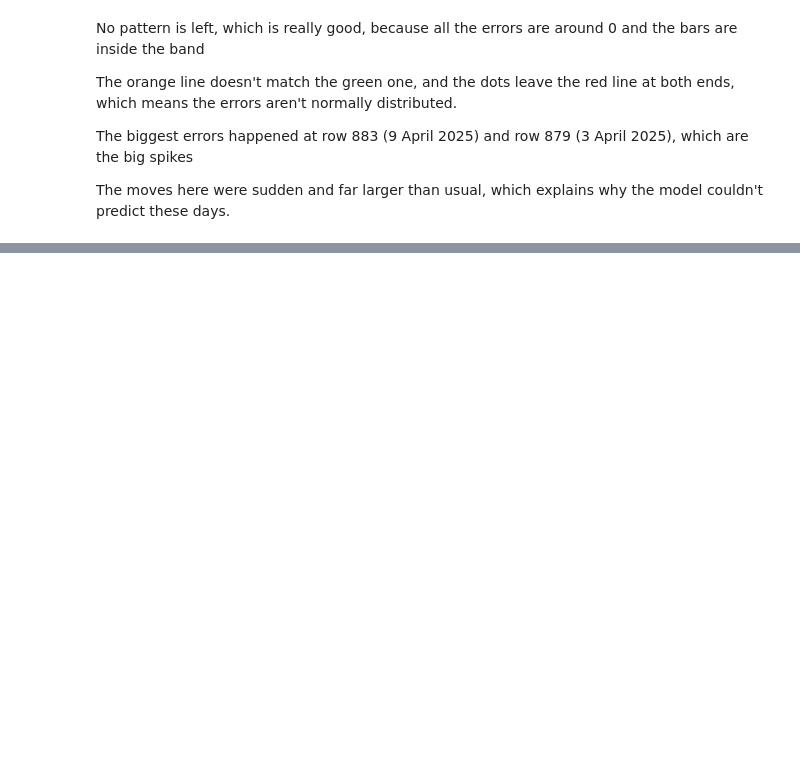
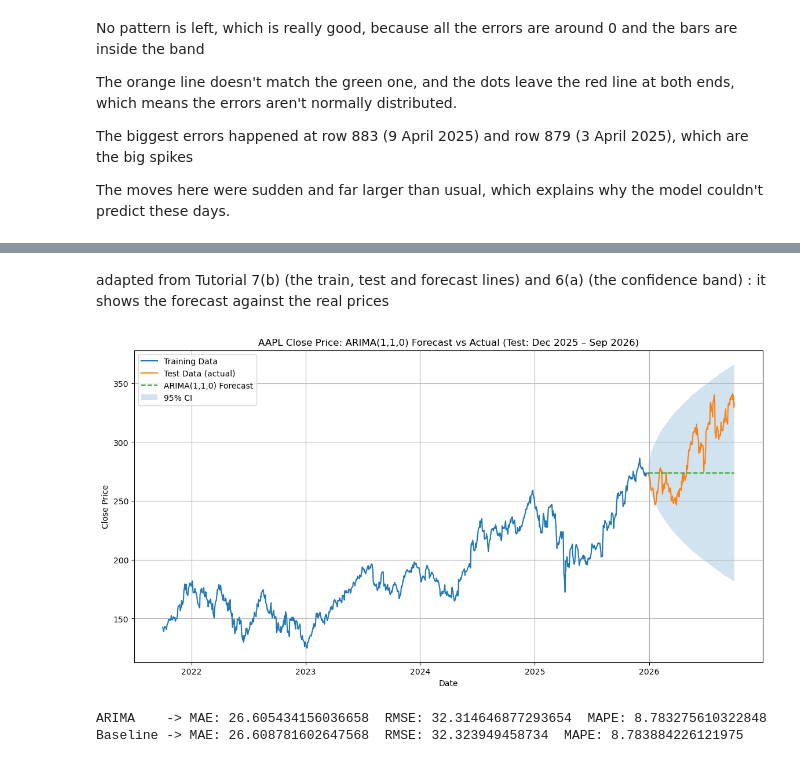
Before and after one commit to achbahri/CA1-2026167-machine, a Jupyter notebook: CA1_Achraf_Bahri_2026167.ipynb, the cells around one changed output, grey strips where cells are left out. Cells and saved outputs as stored; diff of their text form; code cells hidden in the pictures; blank space fills up the shorter version.

Commit message:
Add forecast, error metrics and baseline comparison

```diff
--- a/CA1_Achraf_Bahri_2026167.ipynb
+++ b/CA1_Achraf_Bahri_2026167.ipynb
@@ -353,0 +356,14 @@ The moves here were sudden and far larger than usual, which explains why the mod
+# %%
+# number of days to forecast = size of the test set
+steps = len(test)
+
+result = arima_obj_fit.get_forecast(steps = steps)
+forecast = result.predicted_mean
+ci_95 = result.conf_int(alpha = 0.05)
+# %%
+# Add the forecast and the 95% confidence limits to the test table
+test['ARIMA_forecast'] = forecast
+test['lower_95'] = ci_95[:, 0]
+test['upper_95'] = ci_95[:, 1]
+
+test.head()
@@ -353,0 +378,19 @@ The moves here were sudden and far larger than usual, which explains why the mod
+# %% [markdown]
+adapted from Tutorial 7(b) (the train, test and forecast lines) and 6(a) (the confidence band) : it shows the forecast against the real prices
+# %%
+plt.figure(figsize = (14, 7))
+
+plt.plot(train.index, train['Close'], label = 'Training Data')
+plt.plot(test.index, test['Close'], label = 'Test Data (actual)')
+plt.plot(test.index, test['ARIMA_forecast'], label = 'ARIMA(1,1,0) Forecast', linestyle = '--')
+
+plt.fill_between(test.index, test['lower_95'], test['upper_95'], alpha = 0.2, label = '95% CI')
+
+plt.title('AAPL Close Price: ARIMA(1,1,0) Forecast vs Actual (Test: Dec 2025 – Sep 2026)')
+plt.xlabel('Date')
+plt.ylabel('Close Price')
+plt.legend(loc = 'best')
+plt.grid(True)
+plt.show()
+# %% [output]
+[figure, added]
@@ -353,0 +404,18 @@ The moves here were sudden and far larger than usual, which explains why the mod
+# %%
+from sklearn.metrics import mean_absolute_error, mean_squared_error
+
+# ARIMA errors
+mae_arima  = mean_absolute_error(test['Close'], test['ARIMA_forecast'])
+rmse_arima = np.sqrt(mean_squared_error(test['Close'], test['ARIMA_forecast']))
+mape_arima = mape(test['Close'], test['ARIMA_forecast'])
+
+# Baseline errors
+mae_last  = mean_absolute_error(test['Close'], test['pred_last'])
+rmse_last = np.sqrt(mean_squared_error(test['Close'], test['pred_last']))
+mape_last = mape(test['Close'], test['pred_last'])
+
+print('ARIMA    -> MAE:', mae_arima, ' RMSE:', rmse_arima, ' MAPE:', mape_arima)
+print('Baseline -> MAE:', mae_last,  ' RMSE:', rmse_last,  ' MAPE:', mape_last)
+# %% [output]
+ARIMA    -> MAE: 26.605434156036658  RMSE: 32.314646877293654  MAPE: 8.783275610322848
+Baseline -> MAE: 26.608781602647568  RMSE: 32.323949458734  MAPE: 8.783884226121975
```
Also changed, not shown: parts of 6 cells of this notebook.
